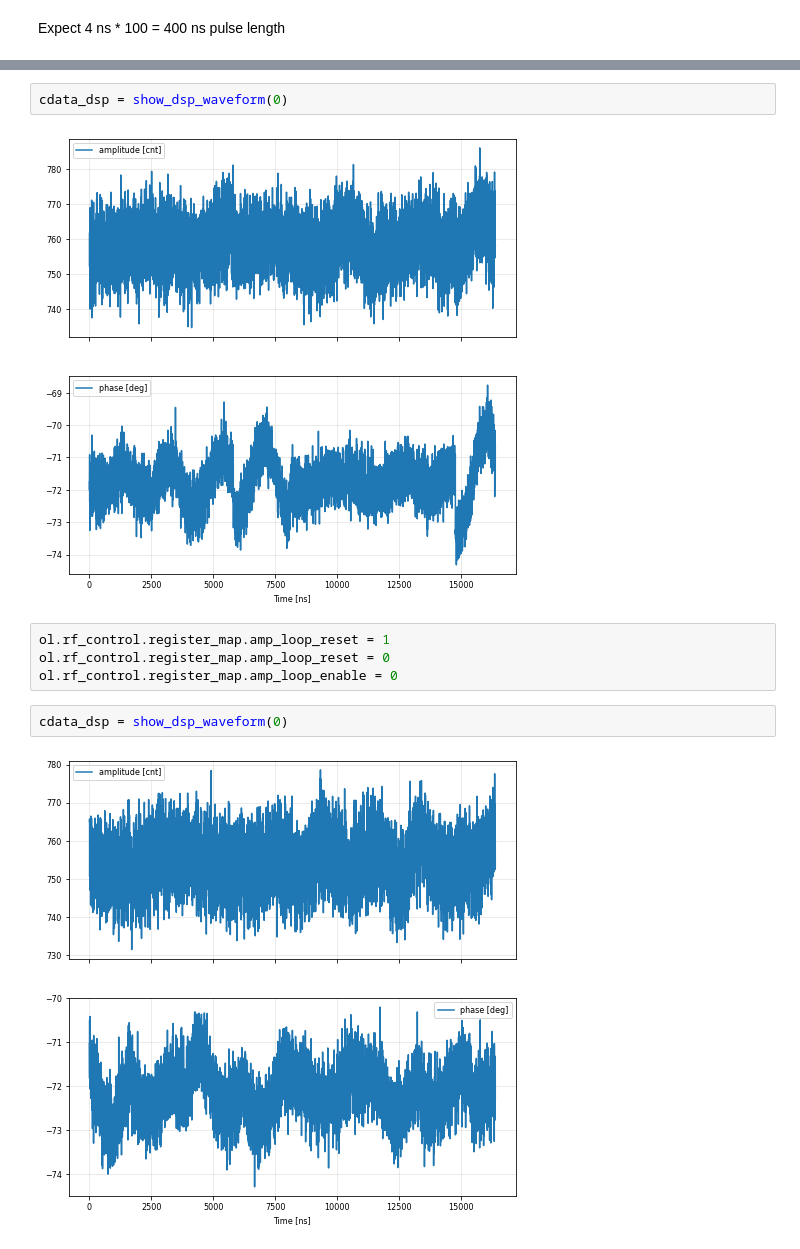
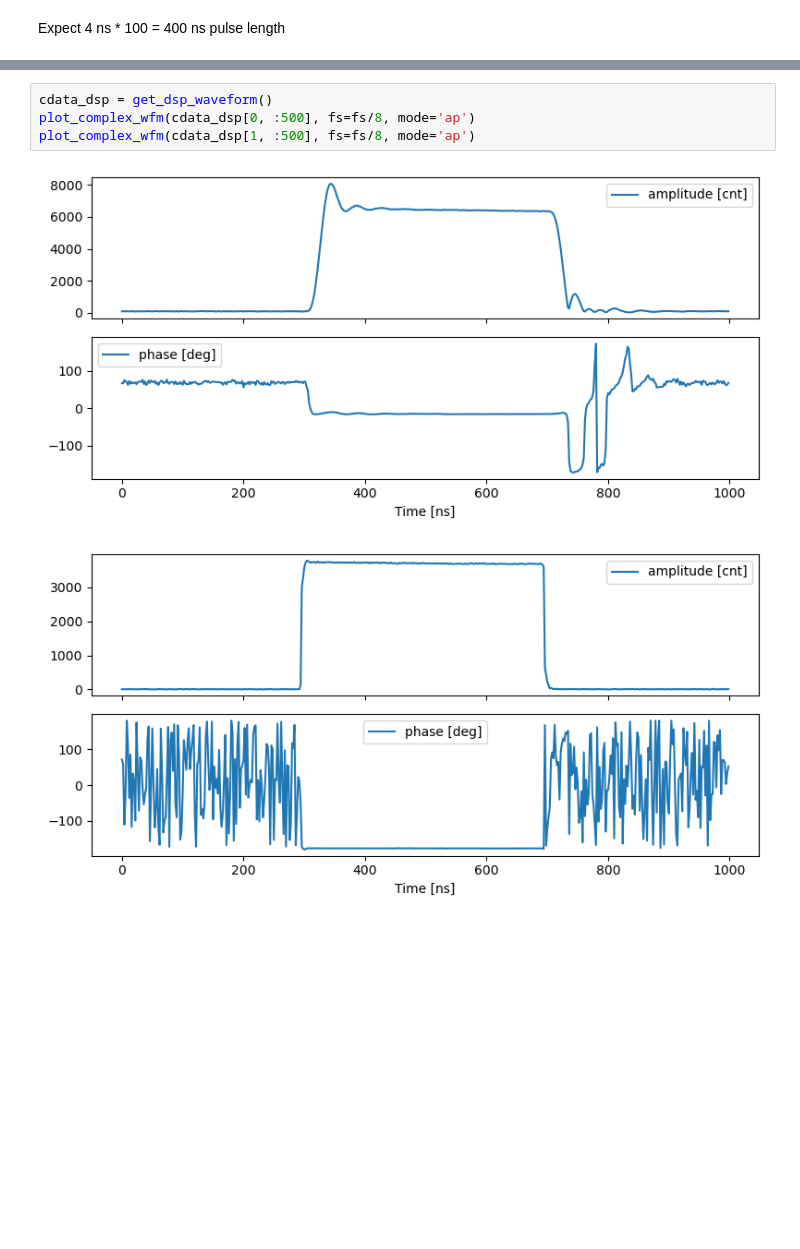
Before and after one commit to BerkeleyLab/LBNL-DSLLRF, a Jupyter notebook: doc/als_llrf_mts_lbl208.ipynb, the cells around one changed output, grey strips where cells are left out. Cells and saved outputs as stored; diff of their text form; blank space fills up the shorter version.

```diff
--- a/doc/als_llrf_mts_lbl208.ipynb
+++ b/doc/als_llrf_mts_lbl208.ipynb
@@ -202,12 +162,7 @@ ol.rf_control.register_map.phs_loop_setpoint = 0
-# %%
-cdata_dsp = show_dsp_waveform(0)
-# %% [output]
-[figure, removed]
-# %%
-ol.rf_control.register_map.amp_loop_reset = 1
-ol.rf_control.register_map.amp_loop_reset = 0
-ol.rf_control.register_map.amp_loop_enable = 0
-# %%
-cdata_dsp = show_dsp_waveform(0)
-# %% [output]
-[figure, removed]
+# %%
+cdata_dsp = get_dsp_waveform()
+plot_complex_wfm(cdata_dsp[0, :500], fs=fs/8, mode='ap')
+plot_complex_wfm(cdata_dsp[1, :500], fs=fs/8, mode='ap')
+# %% [output]
+[figure, added]
+[figure, added]
```
Also changed, not shown: parts of 40 cells of this notebook, 29 other files.
